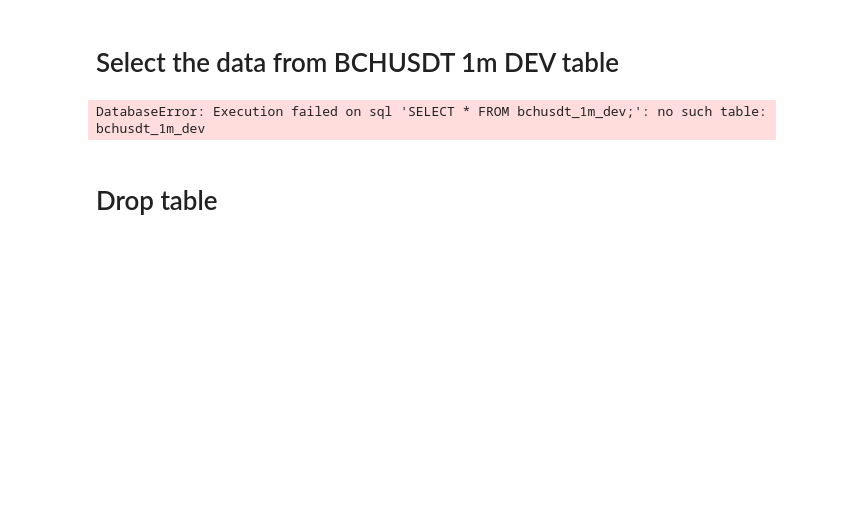
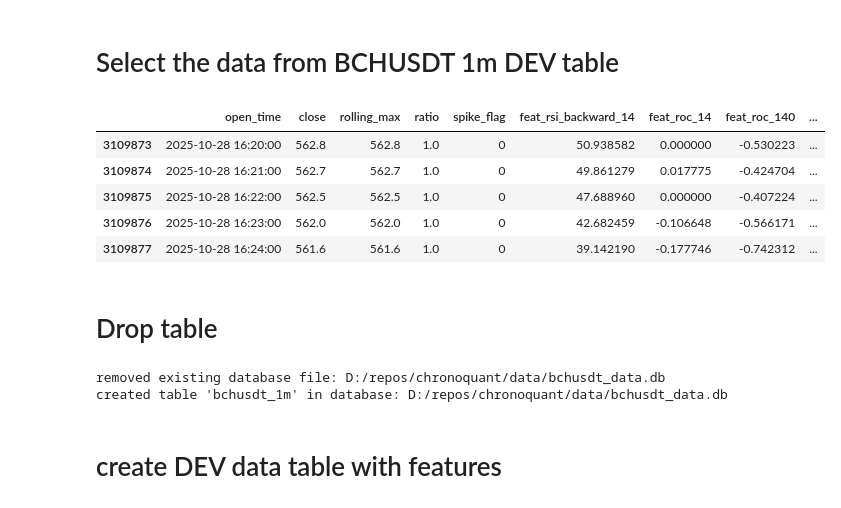
Before and after one commit to Nemesis14/chronoquant, a Jupyter notebook: db_test.ipynb, the cells around one changed output. Cells and saved outputs as stored; diff of their text form; code cells hidden in the pictures; blank space fills up the shorter version.

```diff
--- a/db_test.ipynb
+++ b/db_test.ipynb
@@ -50,12 +50,23 @@ df.head()
 # %%
 conn = sqlite3.connect(DB_PATH)
 df   = pd.read_sql_query("SELECT * FROM bchusdt_1m_dev;", conn)
 conn.close()
-df.head()
+df.tail(5)
 # %% [output]
-DatabaseError: Execution failed on sql 'SELECT * FROM bchusdt_1m_dev;': no such table: bchusdt_1m_dev
+|  | open_time | close | rolling_max | ratio | spike_flag | feat_rsi_backward_14 | feat_roc_14 | feat_roc_140 | ... |
+| 3109873 | 2025-10-28 16:20:00 | 562.8 | 562.8 | 1.0 | 0 | 50.938582 | 0.000000 | -0.530223 | ... |
+| 3109874 | 2025-10-28 16:21:00 | 562.7 | 562.7 | 1.0 | 0 | 49.861279 | 0.017775 | -0.424704 | ... |
+| 3109875 | 2025-10-28 16:22:00 | 562.5 | 562.5 | 1.0 | 0 | 47.688960 | 0.000000 | -0.407224 | ... |
+| 3109876 | 2025-10-28 16:23:00 | 562.0 | 562.0 | 1.0 | 0 | 42.682459 | -0.106648 | -0.566171 | ... |
+| 3109877 | 2025-10-28 16:24:00 | 561.6 | 561.6 | 1.0 | 0 | 39.142190 | -0.177746 | -0.742312 | ... |
 # %% [markdown]
 # Drop table
+# %%
+import database_codes.bch_usdt_1m as bch_1m
+bch_1m.create_bchusdt_1m(config_path="config.json")
+# %% [output]
+removed existing database file: D:/repos/chronoquant/data/bchusdt_data.db
+created table 'bchusdt_1m' in database: D:/repos/chronoquant/data/bchusdt_data.db
 # %%
 import sqlite3
 
@@ -63,3 +74,5 @@ conn = sqlite3.connect(DB_PATH)
 conn.execute("DROP TABLE IF EXISTS bchusdt_1m_dev;")
 conn.commit()
 conn.close()
+# %% [markdown]
+# create DEV data table with features
```
Also changed, not shown: parts of 7 cells of this notebook, 6 other files.
